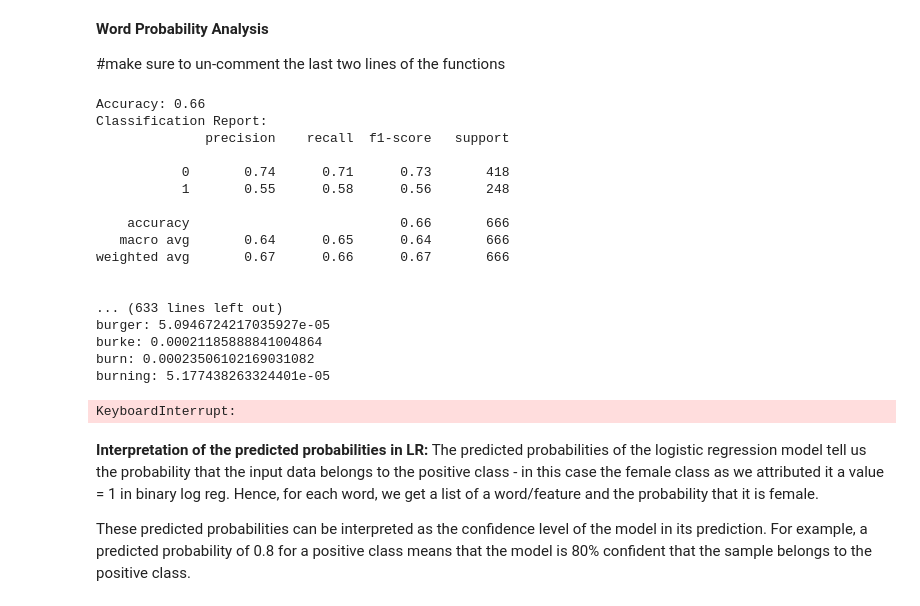
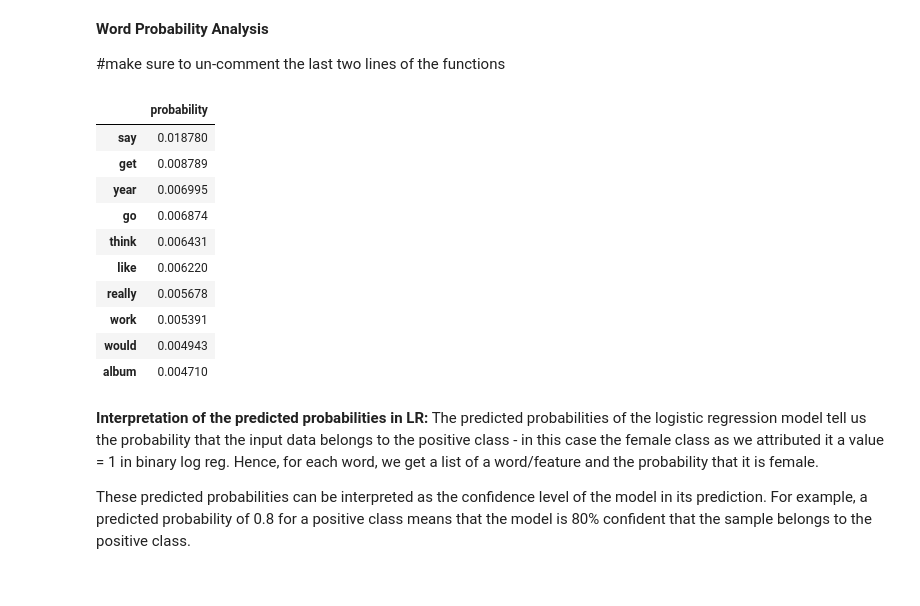
Before and after one commit to yvferreiro/MasterThesis, a Jupyter notebook: Logistic Regression.ipynb, the cells around one changed output. Cells and saved outputs as stored; diff of their text form; code cells hidden in the pictures.

```diff
--- a/Logistic Regression.ipynb
+++ b/Logistic Regression.ipynb
@@ -290,26 +264,3 @@ highest_coef_09.to_pickle('RESULTS09_coef_high.pickle')
 **Word Probability Analysis**
 
 #make sure to un-comment the last two lines of the functions
-# %%
-#call the function - with accuracy, classification, highest & lowest coeffs, df with word probs
-df_probs_09 = logistic_regression_year(df_09, 'col_type', 'pre_processed_sent')
-df_probs_09
-# %% [output]
-Accuracy: 0.66
-Classification Report:
-              precision    recall  f1-score   support
-
-           0       0.74      0.71      0.73       418
-           1       0.55      0.58      0.56       248
-
-    accuracy                           0.66       666
-   macro avg       0.64      0.65      0.64       666
-weighted avg       0.67      0.66      0.67       666
-
-
-... (633 lines left out)
-burger: 5.0946724217035927e-05
-burke: 0.00021185888841004864
-burn: 0.00023506102169031082
-burning: 5.177438263324401e-05
-KeyboardInterrupt:
@@ -323,3 +267,23 @@ topwords_09.head(100)
+# %%
+#access list of top words
+word_prob_09 = pd.DataFrame(df_probs_09[2])
+word_prob_09 = word_prob_09.sort_values(["probability"], ascending= False)
+
+#save list of words (highest to lowest probability of being female) for year:
+word_prob_09.to_pickle('RESULTS09_words_prob.pickle')
+word_prob_09.head(10)
+# %% [output]
+|  | probability |
+| say | 0.018780 |
+| get | 0.008789 |
+| year | 0.006995 |
+| go | 0.006874 |
+| think | 0.006431 |
+| like | 0.006220 |
+| really | 0.005678 |
+| work | 0.005391 |
+| would | 0.004943 |
+| album | 0.004710 |
 # %% [markdown]
 **Interpretation of the predicted probabilities in LR:**
 The predicted probabilities of the logistic regression model tell us the probability that the input data belongs to the positive class - in this case the female class as we attributed it a value = 1 in binary log reg. Hence, for each word, we get a list of a word/feature and the probability that it is female.
```
Also changed, not shown: parts of 14 cells of this notebook, 1 other file.
